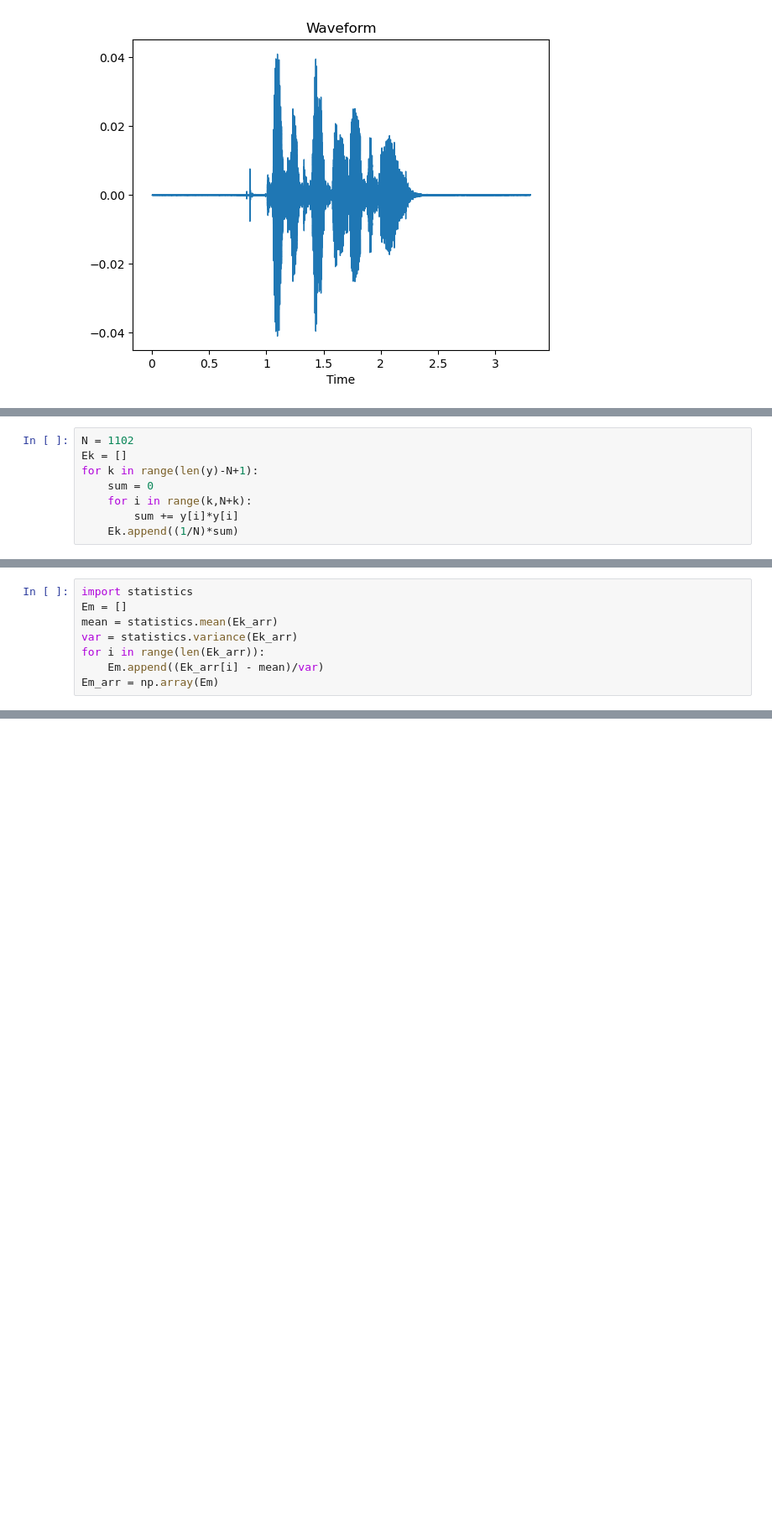
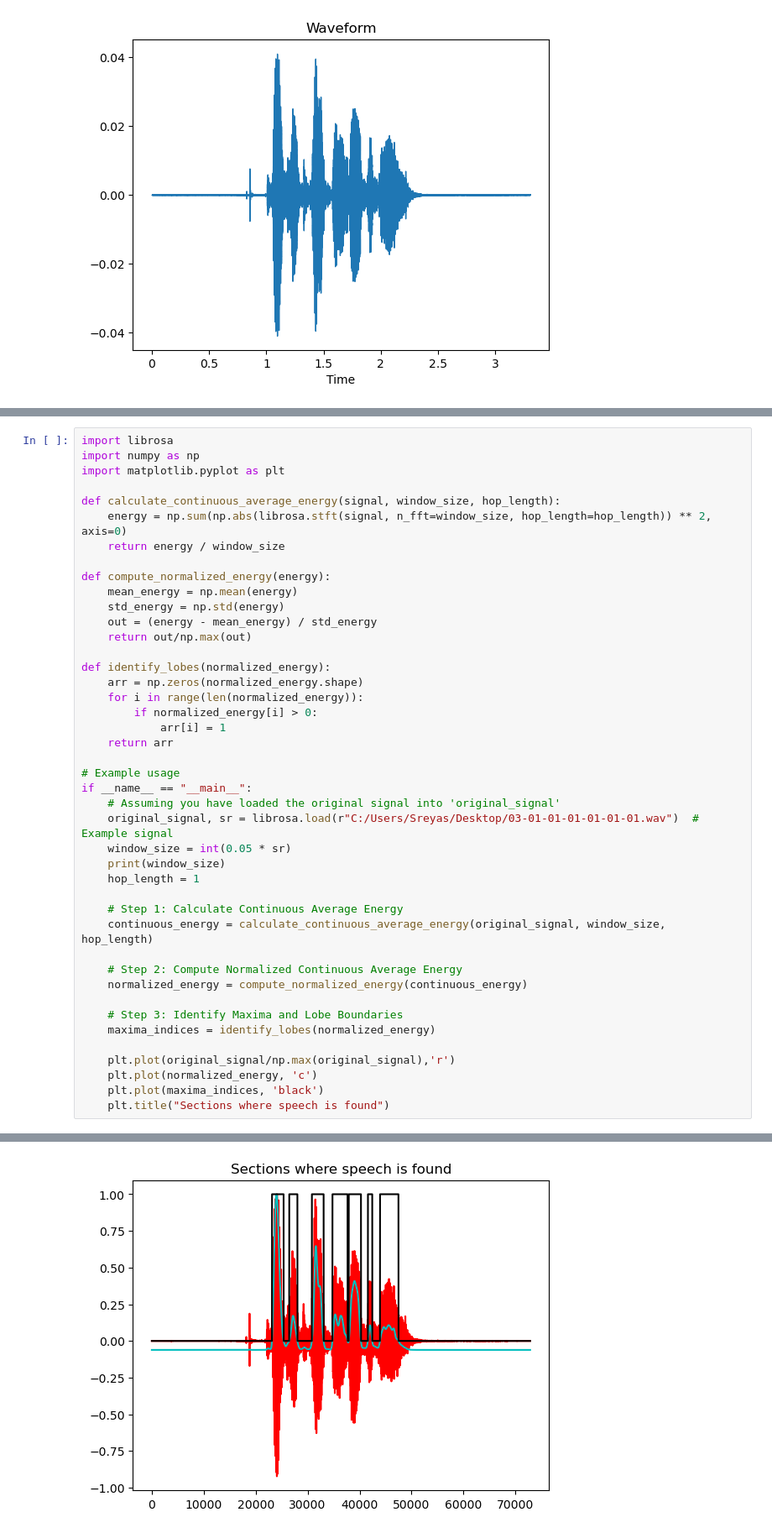
Before and after one commit to RandomMatrix27/Speech-Processing, a Jupyter notebook: Lab 3/Speech_LAB3.ipynb, the cells around one changed output, grey strips where cells are left out. Shown at 84% size. Saved outputs shown, nothing was run; the diff lists cells and outputs as text; blank space fills up the shorter version.

```diff
--- a/Lab 3/Speech_LAB3.ipynb
+++ b/Lab 3/Speech_LAB3.ipynb
@@ -101,11 +101,3 @@ Split Audio with top_db=30:
 [interactive output not drawn]
 Split Audio with top_db=40:
 [interactive output not drawn]
-# %%
-N = 1102
-Ek = []
-for k in range(len(y)-N+1):
-    sum = 0
-    for i in range(k,N+k):
-        sum += y[i]*y[i]
-    Ek.append((1/N)*sum)
@@ -119,8 +103,0 @@ print(Ek_arr)
-# %%
-import statistics
-Em = []
-mean = statistics.mean(Ek_arr)
-var = statistics.variance(Ek_arr)
-for i in range(len(Ek_arr)):
-    Em.append((Ek_arr[i] - mean)/var)
-Em_arr = np.array(Em)
@@ -162,0 +150,44 @@ plt.show()
+# %%
+import librosa
+import numpy as np
+import matplotlib.pyplot as plt
+
+def calculate_continuous_average_energy(signal, window_size, hop_length):
+    energy = np.sum(np.abs(librosa.stft(signal, n_fft=window_size, hop_length=hop_length)) ** 2, axis=0)
+    return energy / window_size
+
+def compute_normalized_energy(energy):
+    mean_energy = np.mean(energy)
+    std_energy = np.std(energy)
+    out = (energy - mean_energy) / std_energy
+    return out/np.max(out)
+
+def identify_lobes(normalized_energy):
+    arr = np.zeros(normalized_energy.shape)
+    for i in range(len(normalized_energy)):
+        if normalized_energy[i] > 0:
+            arr[i] = 1
+    return arr
+
+# Example usage
+if __name__ == "__main__":
+    # Assuming you have loaded the original signal into 'original_signal'
+    original_signal, sr = librosa.load(r"C:/Users/Sreyas/Desktop/03-01-01-01-01-01-01.wav")  # Example signal
+    window_size = int(0.05 * sr)
+    print(window_size)
+    hop_length = 1
+
+    # Step 1: Calculate Continuous Average Energy
+    continuous_energy = calculate_continuous_average_energy(original_signal, window_size, hop_length)
+
+    # Step 2: Compute Normalized Continuous Average Energy
+    normalized_energy = compute_normalized_energy(continuous_energy)
+
+    # Step 3: Identify Maxima and Lobe Boundaries
+    maxima_indices = identify_lobes(normalized_energy)
+
+    plt.plot(original_signal/np.max(original_signal),'r')
+    plt.plot(normalized_energy, 'c')
+    plt.plot(maxima_indices, 'black')
+    plt.title("Sections where speech is found")
+# %% [output]
@@ -162,0 +195 @@ plt.show()
+[figure, added]
```
Also changed, not shown: parts of 7 cells of this notebook.
